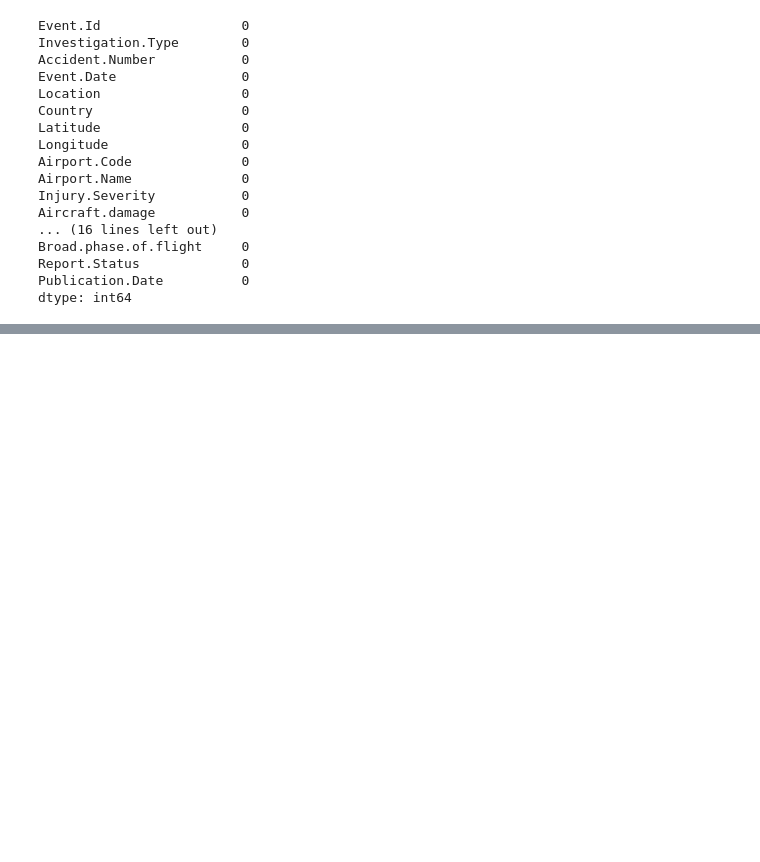
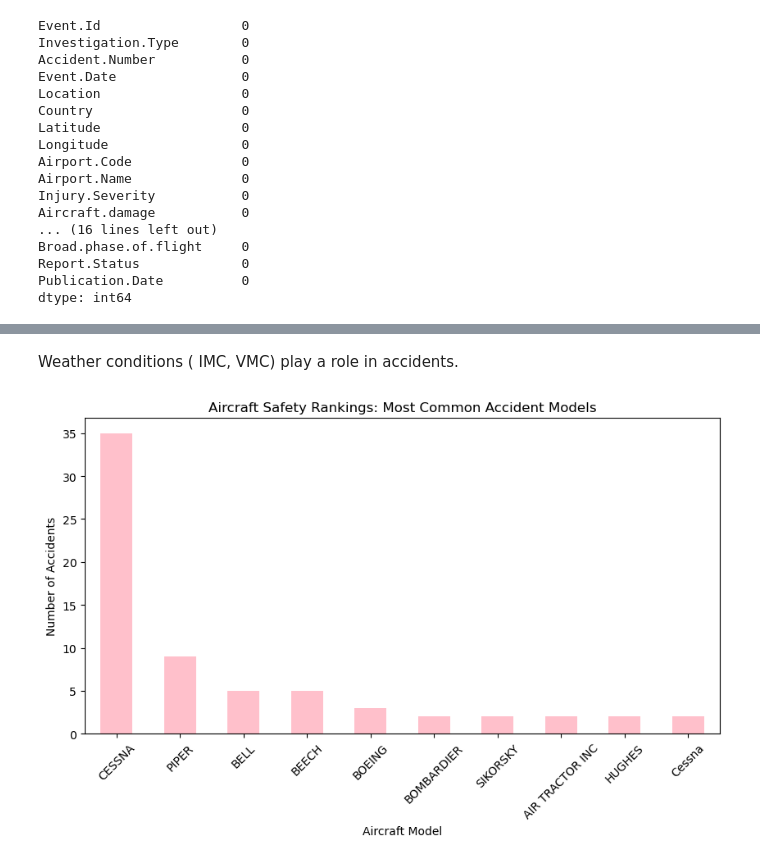
Before and after one commit to Maggiekariuki-ctrl/Aviation.accidents, a Jupyter notebook: Aviation_accidents.ipynb, the cells around one changed output, grey strips where cells are left out. Saved outputs shown, nothing was run; the diff lists cells and outputs as text; code cells hidden in the pictures; blank space fills up the shorter version.

```diff
--- a/Aviation_accidents.ipynb
+++ b/Aviation_accidents.ipynb
@@ -215,0 +229,13 @@ dtype: int64
+# %% [markdown]
+ Weather conditions ( IMC, VMC) play a role in accidents.
+# %%
+plt.figure(figsize=(10, 5))
+aviation_df["make"].value_counts().head(10).plot(kind="bar", color="pink")
+plt.title("Aircraft Safety Rankings: Most Common Accident Models")
+plt.xlabel("Aircraft Model")
+plt.ylabel("Number of Accidents")
+plt.xticks(rotation=45)
+
+plt.show()
+# %% [output]
+[figure, added]
```
Also changed, not shown: parts of 5 cells of this notebook.
